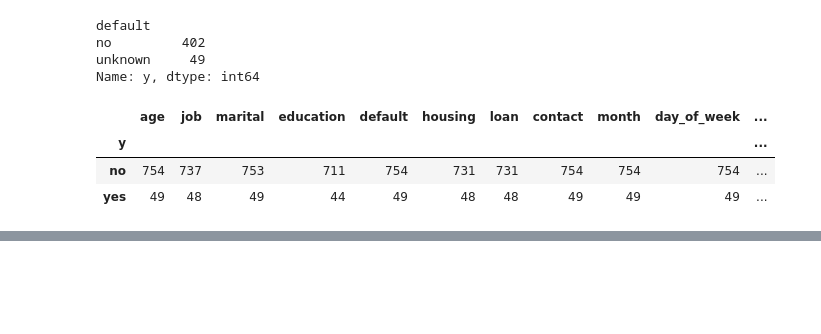
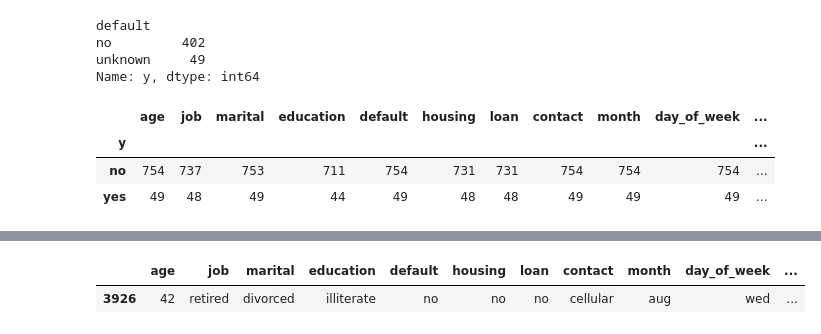
Before and after one commit to veyselaytekin1/Machine_Learning, a Jupyter notebook: ML_projects/Snitch_project/Snitch_bank_additional.ipynb, the cells around one changed output, grey strips where cells are left out. Cells and saved outputs as stored; diff of their text form; code cells hidden in the pictures; blank space fills up the shorter version.

```diff
--- a/ML_projects/Snitch_project/Snitch_bank_additional.ipynb
+++ b/ML_projects/Snitch_project/Snitch_bank_additional.ipynb
@@ -276,0 +314,5 @@ df[df.y == 'yes'].groupby('default',dropna=False).count()
+# %%
+df[df.education == 'illiterate']    #that has only one sample.because of that I wanna drop that
+# %% [output]
+|  | age | job | marital | education | default | housing | loan | contact | month | day_of_week | ... |
+| 3926 | 42 | retired | divorced | illiterate | no | no | no | cellular | aug | wed | ... |
```
Also changed, not shown: parts of 27 cells of this notebook, 6 other files.
